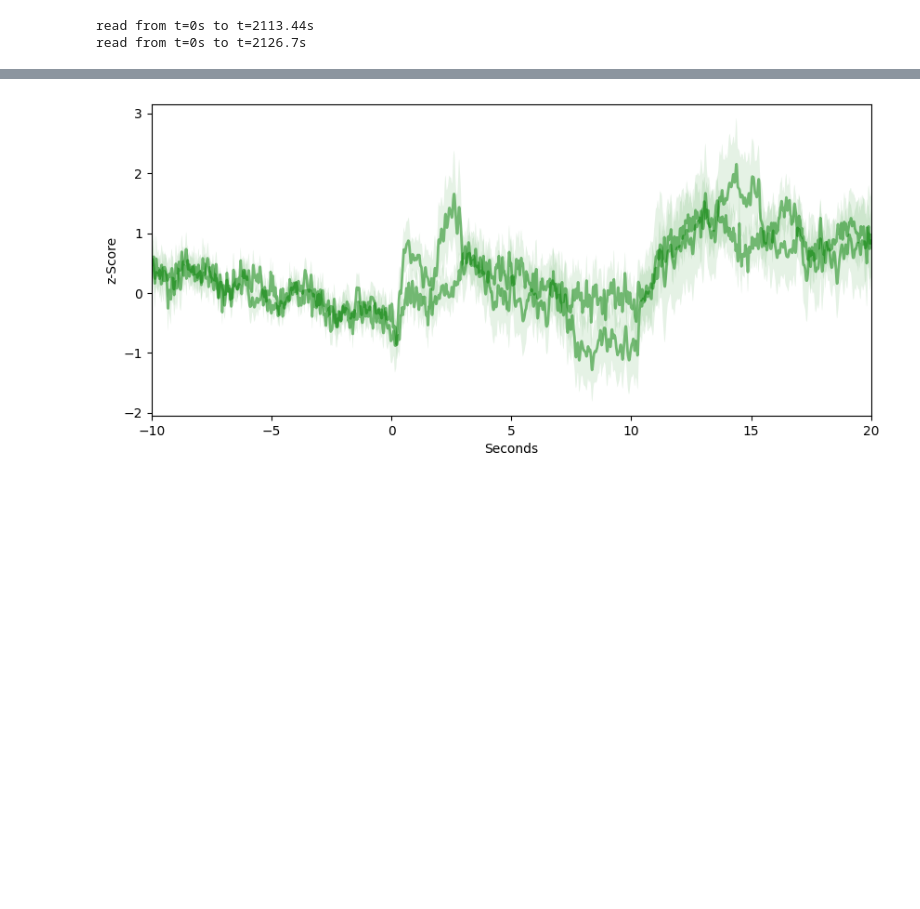
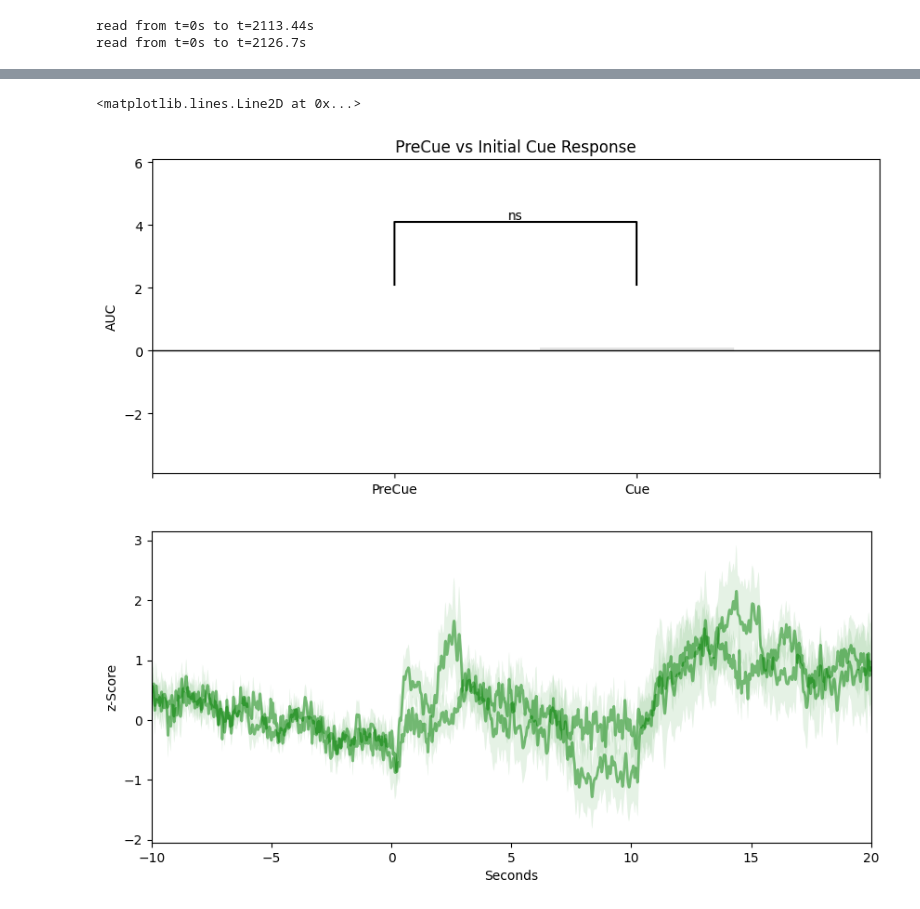
Before and after one commit to MaxyMoose/FiberPhoStuff, a Jupyter notebook: main.ipynb, the cells around one changed output, grey strips where cells are left out. Cells and saved outputs as stored; diff of their text form; code cells hidden in the pictures; blank space fills up the shorter version.

```diff
--- a/main.ipynb
+++ b/main.ipynb
@@ -148 +220,41 @@ total = np.mean(np.array(iso_vec1, iso_vec2), axis=0)
+# %%
+# show bar graph of area under curve. Doesn't work right now. Not sure why
+AUC = [] # precue, cue
+ind1 = np.where((np.array(avgiso)<0) & (np.array(avgiso)>-10))
+AUC1= auc(avgiso[ind1], np.mean(avgzall, axis=0)[ind1])
+ind2 = np.where((np.array(avgiso)>0) & (np.array(avgiso)<10))
+AUC2= auc(avgiso[ind2], np.mean(avgzall, axis=0)[ind2])
+AUC.append(AUC1)
+AUC.append(AUC2)
+
+# Run a two-sample T-test
+t_stat,p_val = stats.ttest_ind(np.mean(avgzall, axis=0)[ind1],
+                               np.mean(avgzall, axis=0)[ind2], equal_var=False)
+
+fig = plt.figure(figsize=(10, 20))
+ax3 = fig.add_subplot(413)
+p9 = ax3.bar(np.arange(len(AUC)), AUC, color=[.8, .8, .8], align='center', alpha=0.5)
+
+# statistical annotation
+if p_val<.05:
+    x1, x2 = 0, 1 # columns indices for labels
+    y, h, col = max(AUC) + 2, 2, 'k'
+    ax3.plot([x1, x1, x2, x2], [y, y+h, y+h, y], lw=1.5, c=col)
+    p10 = ax3.text((x1+x2)*.5, y+h, "*", ha='center', va='bottom', color=col)
+else:
+    x1, x2 = 0, 1 # columns indices for labels
+    y, h, col = max(AUC) + 2, 2, 'k'
+    ax3.plot([x1, x1, x2, x2], [y, y+h, y+h, y], lw=1.5, c=col)
+    p10 = ax3.text((x1+x2)*.5, y+h, "ns", ha='center', va='bottom', color=col)
+# Finish up the plot
+# ax3.set_ylim(0,y+2*h)
+ax3.set_ylim(y-2*h-2,y+2*h)
+ax3.set_ylabel('AUC')
+ax3.set_title('PreCue vs Initial Cue Response')
+ax3.set_xticks(np.arange(-1, len(AUC)+1))
+ax3.set_xticklabels(['','PreCue','Cue',''])
+ax3.axhline(y=0, linewidth=1, color='black')
+# %% [output]
+<matplotlib.lines.Line2D at 0x...>
+[figure, added]
 # %%
```
Also changed, not shown: parts of 11 cells of this notebook.
